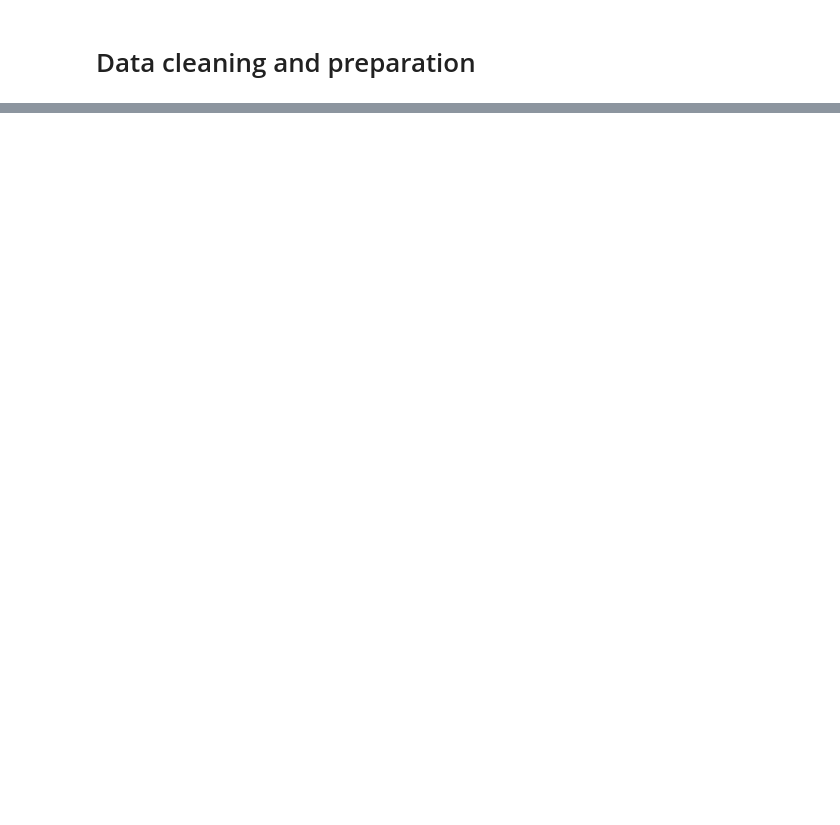
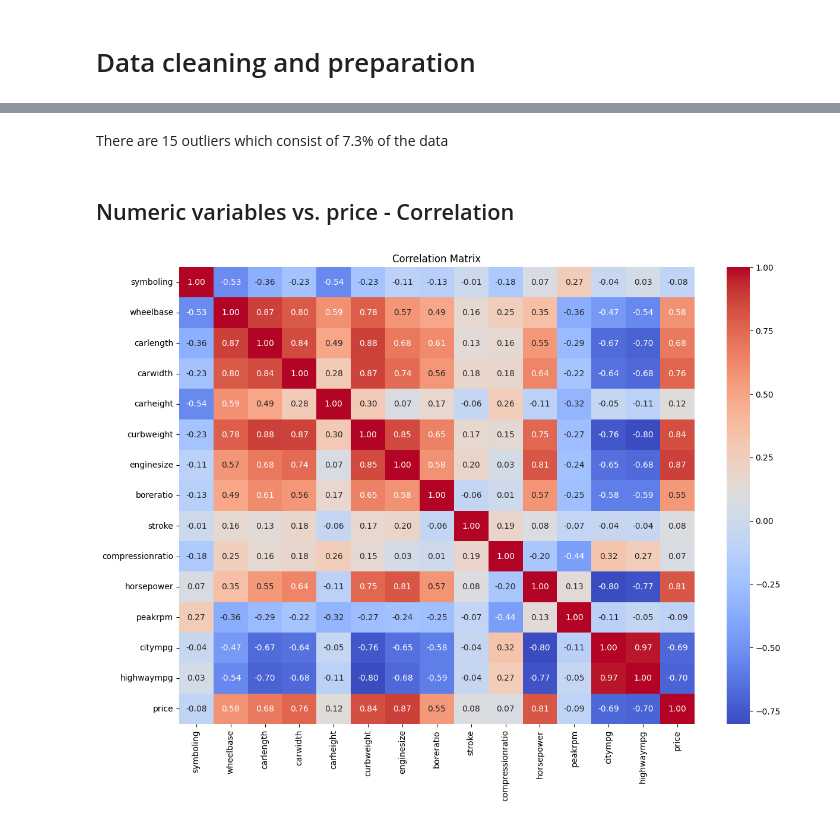
Before and after one commit to Thdor/car_price, a Jupyter notebook: notebooks/car.ipynb, the cells around one changed output, grey strips where cells are left out. Cells and saved outputs as stored; diff of their text form; code cells hidden in the pictures; blank space fills up the shorter version.

```diff
--- a/notebooks/car.ipynb
+++ b/notebooks/car.ipynb
@@ -131,0 +150,3 @@ plt.show()
+# %%
+#remove unused columns
+df.drop(['CarName', 'car_ID'], axis=1, inplace=True)
@@ -131,0 +195,4 @@ plt.show()
+# %% [markdown]
+There are 15 outliers which consist of 7.3% of the data
+# %% [markdown]
+## Numeric variables vs. price - Correlation
@@ -131,0 +202,11 @@ plt.show()
+# %%
+numeric_cols = df.select_dtypes(include=['int64', 'float64']).columns
+df_numeric = df[numeric_cols]
+
+plt.figure(figsize=(14, 10))
+corr = df_numeric.corr()
+sns.heatmap(corr, cmap='coolwarm', annot=True, fmt=".2f")
+plt.title("Correlation Matrix")
+plt.show()
+# %% [output]
+[figure, added]
```
Also changed, not shown: parts of 66 cells of this notebook.
